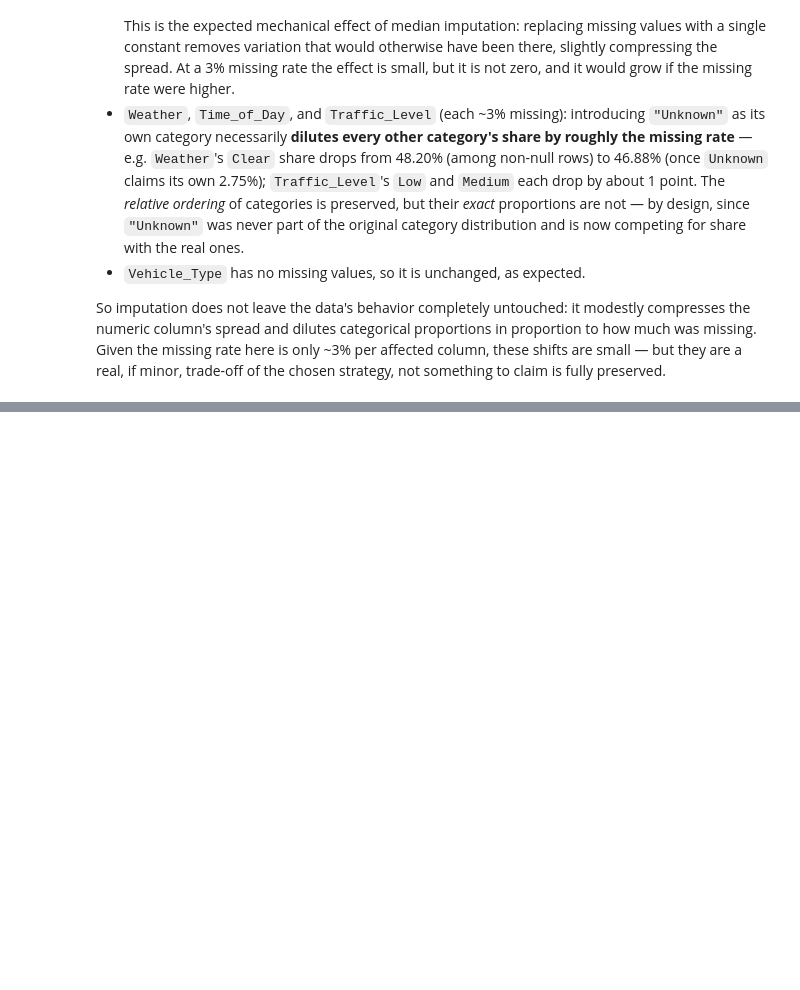
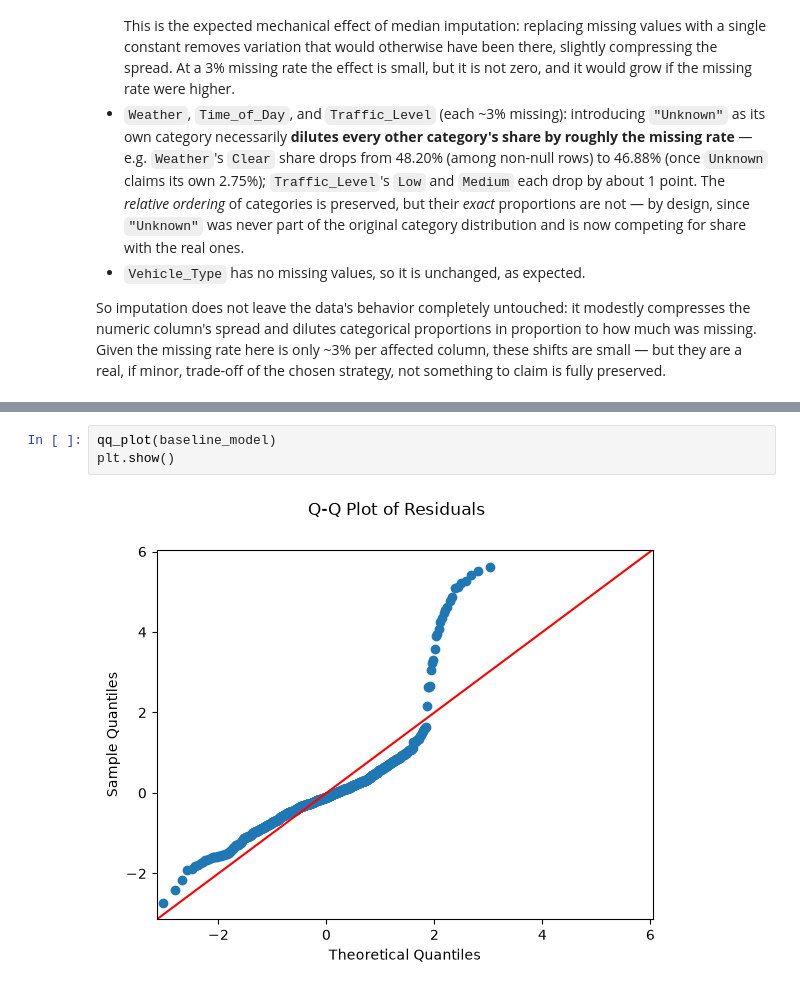
Before and after one commit to felo9015/food_delivery_time_prediction, a Jupyter notebook: notebooks/model_exploration.ipynb, the cells around one changed output, grey strips where cells are left out. Cells and saved outputs as stored; diff of their text form; blank space fills up the shorter version.

```diff
--- a/notebooks/model_exploration.ipynb
+++ b/notebooks/model_exploration.ipynb
@@ -272,0 +311,5 @@ So imputation does not leave the data's behavior completely untouched: it modest
+# %%
+qq_plot(baseline_model)
+plt.show()
+# %% [output]
+[figure, added]
```
Also changed, not shown: parts of 18 cells of this notebook, 5 other files.
